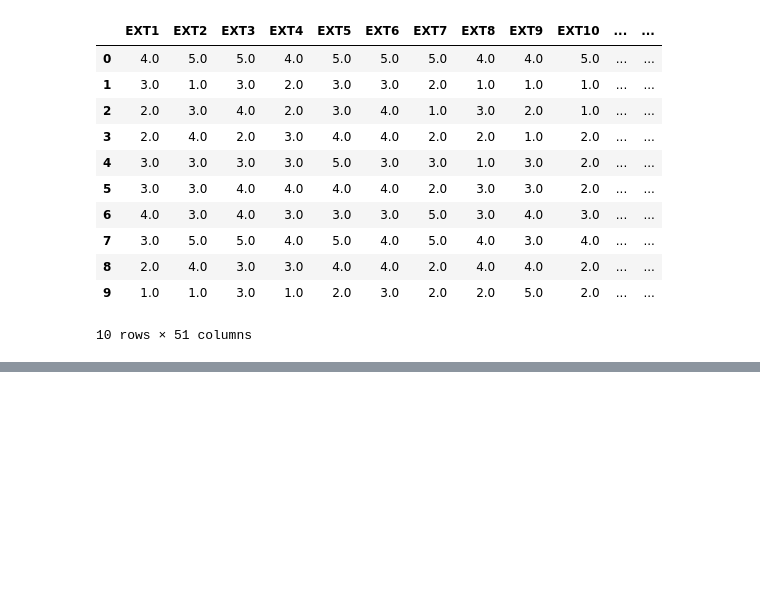
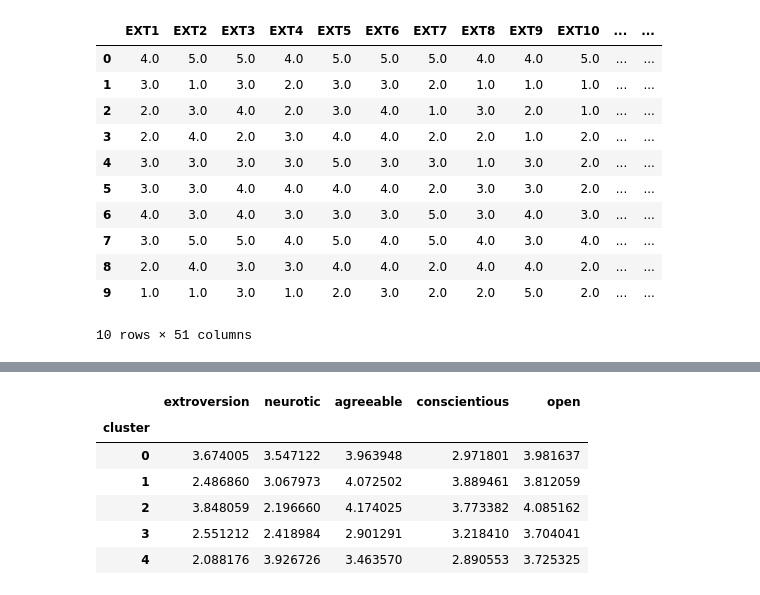
Before and after one commit to marvin2311/BigFive_Personality_Analysis, a Jupyter notebook: marvinsNotebook.ipynb, the cells around one changed output, grey strips where cells are left out. Cells and saved outputs as stored; diff of their text form; code cells hidden in the pictures; blank space fills up the shorter version.

```diff
--- a/marvinsNotebook.ipynb
+++ b/marvinsNotebook.ipynb
@@ -267,0 +281,21 @@ Name: Cluster, dtype: int64
+# %%
+# creating a new data frame to reduce the dimensions for every catagory
+
+df_sums = pd.DataFrame()
+df_sums['extroversion'] = df_model[EXT_col].sum(axis=1)/10
+df_sums['neurotic'] = df_model[EST_col].sum(axis=1)/10
+df_sums['agreeable'] = df_model[AGR_col].sum(axis=1)/10
+df_sums['conscientious'] = df_model[CSN_col].sum(axis=1)/10
+df_sums['open'] = df_model[OPN_col].sum(axis=1)/10
+df_sums['cluster'] = df_model['Cluster']
+
+# displaying the mean for every catagory in each cluster
+df_sums.groupby('cluster').mean()
+# %% [output]
+|  | extroversion | neurotic | agreeable | conscientious | open |
+| cluster |  |  |  |  |  |
+| 0 | 3.674005 | 3.547122 | 3.963948 | 2.971801 | 3.981637 |
+| 1 | 2.486860 | 3.067973 | 4.072502 | 3.889461 | 3.812059 |
+| 2 | 3.848059 | 2.196660 | 4.174025 | 3.773382 | 4.085162 |
+| 3 | 2.551212 | 2.418984 | 2.901291 | 3.218410 | 3.704041 |
+| 4 | 2.088176 | 3.926726 | 3.463570 | 2.890553 | 3.725325 |
```
Also changed, not shown: parts of 7 cells of this notebook.
